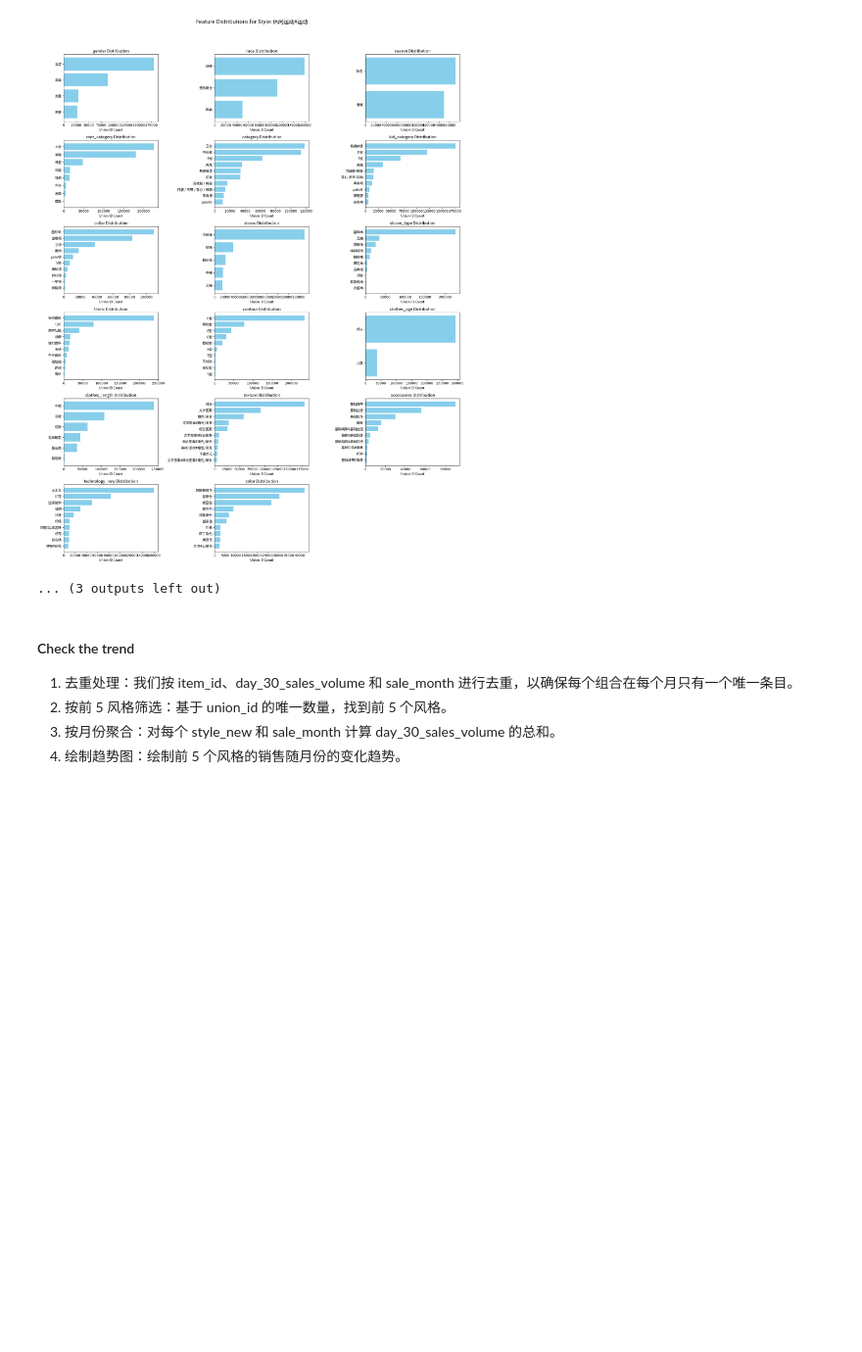
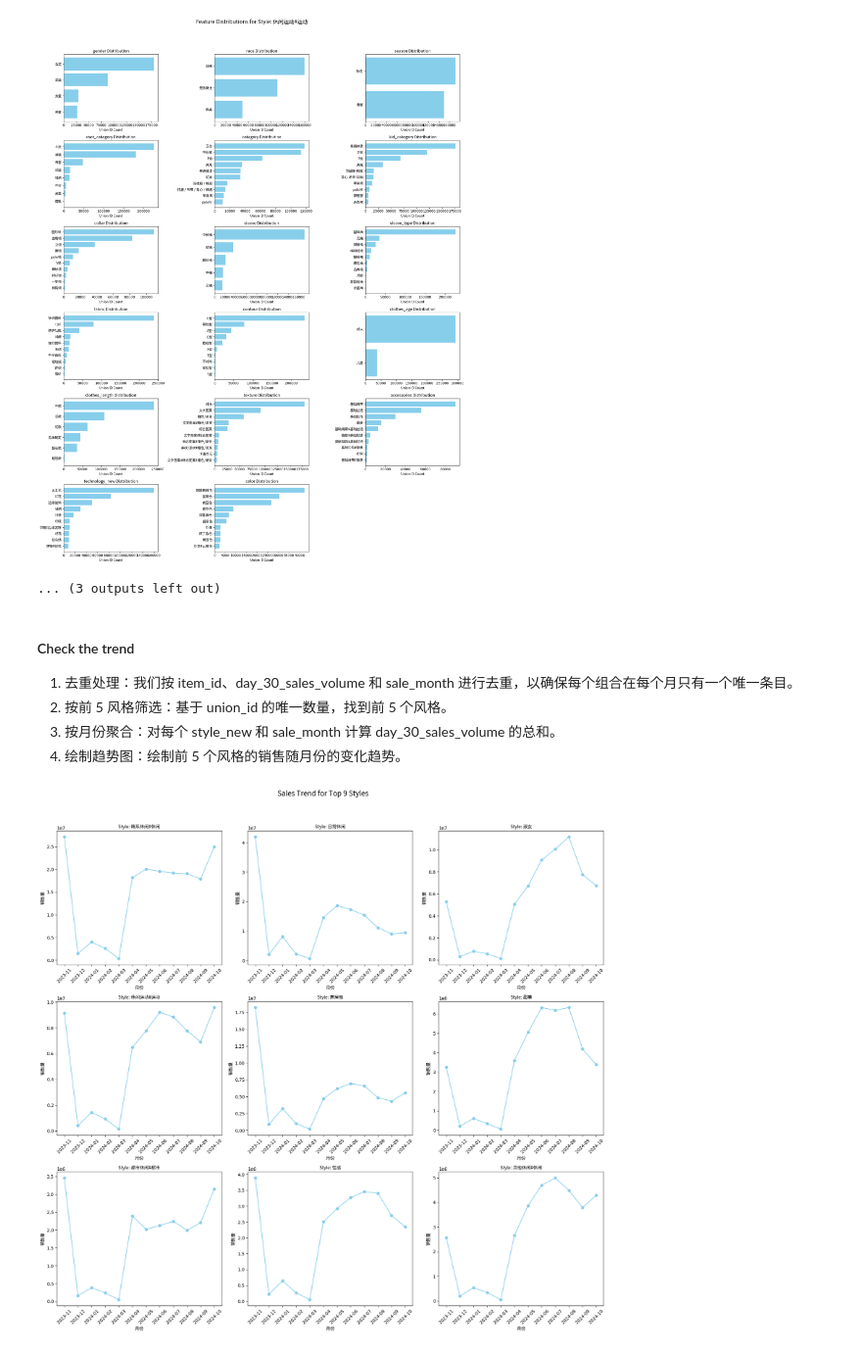
Before and after one commit to diandianyilin/Fashion-Cycle, a Jupyter notebook: tb/descriptive.ipynb, the cells around one changed output. Shown at 98% size. Saved outputs shown, nothing was run; the diff lists cells and outputs as text; code cells hidden in the pictures; blank space fills up the shorter version.

```diff
--- a/tb/descriptive.ipynb
+++ b/tb/descriptive.ipynb
@@ -302,8 +302,8 @@ from matplotlib.font_manager import FontProperties
 file_path = '/home/disk1/red_disk1/zhiyi/zhiyi_data/tb_style_post_cleaned.csv'
 data = pd.read_csv(file_path, encoding='utf-8')
 
-# 解析 sale_time 列，只提取月份
-data['sale_month'] = pd.to_datetime(data['sale_time']).dt.to_period('M')
+# 解析 pt 列，只提取月份
+data['sale_month'] = pd.to_datetime(data['pt'], format='%Y%m%d').dt.to_period('M')
 
 # 以 item_id、day_30_sales_volume 和 sale_month 为单位去重
 unique_sales_data = data.drop_duplicates(subset=['item_id', 'day_30_sales_volume', 'sale_month'])
@@ -316,33 +316,34 @@ top_9_sales_data = unique_sales_data[unique_sales_data['style_new'].isin(top_9_s
 monthly_sales = top_9_sales_data.groupby(['style_new', 'sale_month'])['day_30_sales_volume'].sum().reset_index()
 
 # 加载中文字体
 chinese_font = FontProperties(fname='/usr/share/fonts/opentype/noto/NotoSansCJK-Regular.ttc')
 
 # 定义时间范围：2023年11月至2024年10月
 date_range = pd.period_range(start='2023-11', end='2024-10', freq='M')
 
 # 创建一个包含 9 个子图的 3x3 布局大图
 fig, axes = plt.subplots(3, 3, figsize=(18, 18))
 fig.suptitle('Sales Trend for Top 9 Styles', fontproperties=chinese_font, fontsize=16)
 
 # 绘制每个 style 的销售随月份变化的趋势图
 for i, style in enumerate(top_9_styles):
     style_data = monthly_sales[monthly_sales['style_new'] == style]
 
-    # Reindex to ensure all months are present, selecting only the relevant columns
-    style_data = style_data.set_index('sale_month').reindex(date_range, fill_value=0).reset_index()
-    style_data.columns = ['sale_month', 'day_30_sales_volume']  # 重命名列
+    # Reindex to ensure all months are present, keeping 'sale_month' as a column
+    style_data = style_data.set_index('sale_month').reindex(date_range, fill_value=0).rename_axis('sale_month').reset_index()
 
     # 选择对应的子图轴
     ax = axes[i // 3, i % 3]
 
     # 绘制每个 style 的销售趋势线
     ax.plot(style_data['sale_month'].astype(str), style_data['day_30_sales_volume'], marker='o', color='skyblue')
     ax.set_title(f'Style: {style}', fontproperties=chinese_font)
     ax.set_xlabel('月份', fontproperties=chinese_font)  # 'Month' in Chinese
     ax.set_ylabel('销售量', fontproperties=chinese_font)  # 'Sales' in Chinese
     ax.tick_params(axis='x', rotation=45)
 
 # 调整布局并显示图表
 plt.tight_layout(rect=[0, 0.03, 1, 0.95])  # 为主标题留出空间
 plt.show()
+# %% [output]
+[figure, added]
```
Also changed, not shown: 2 other files.
